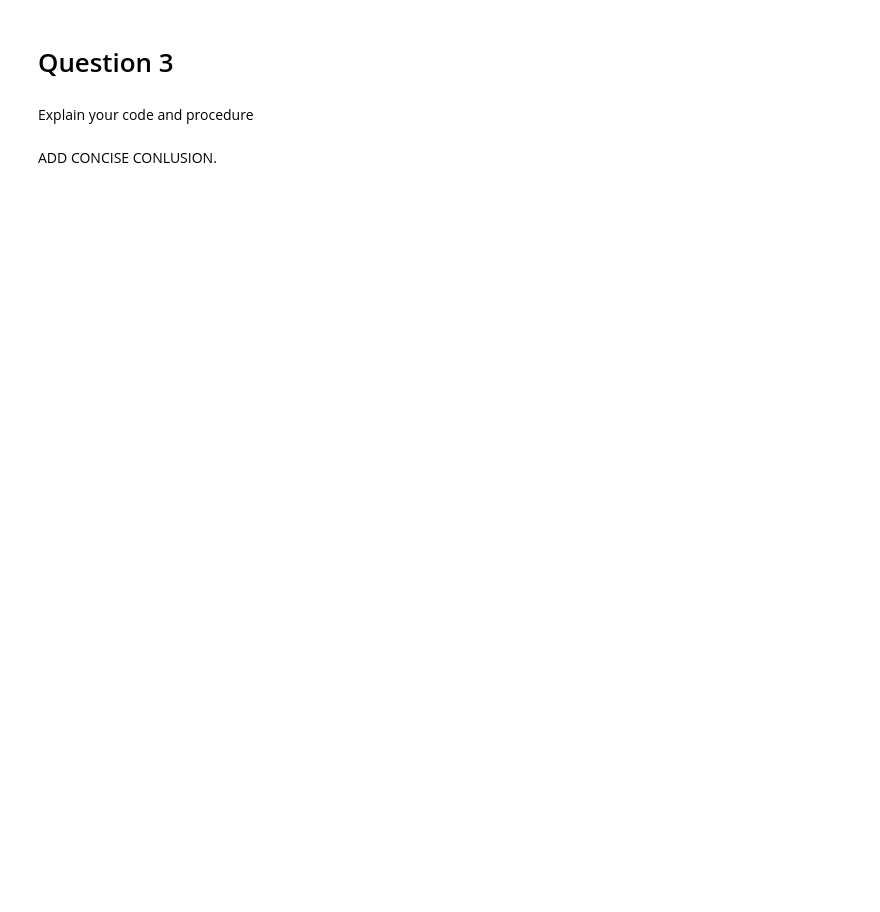
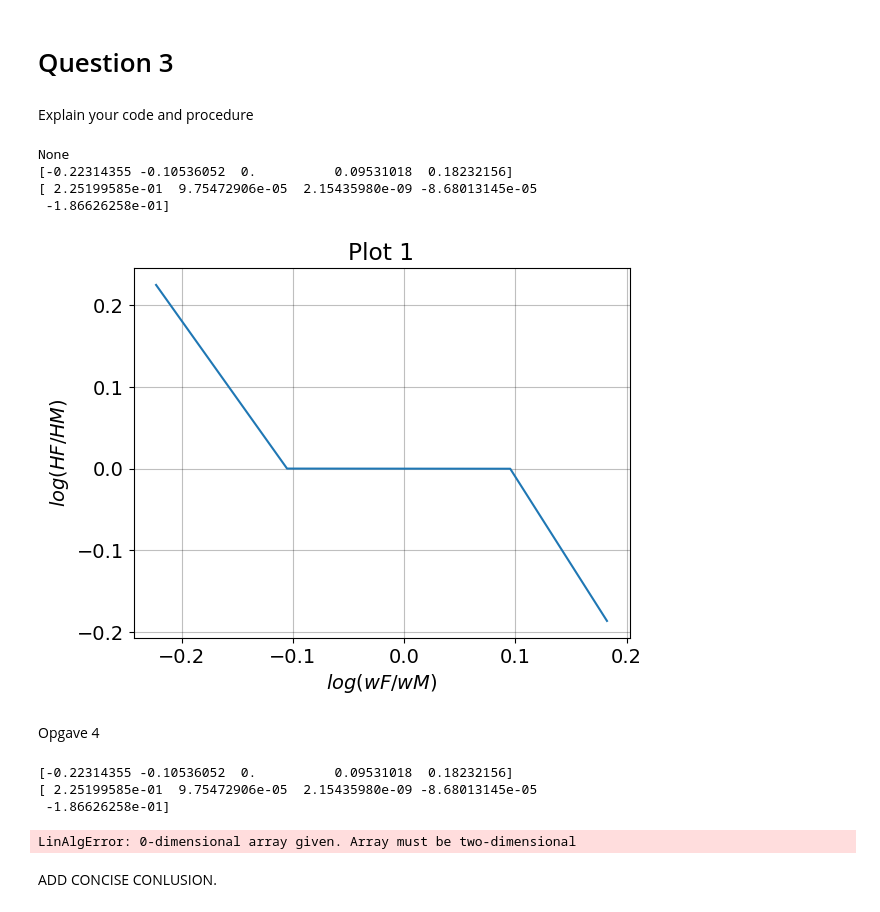
Before and after one commit to NumEconCopenhagen/projects-2023-pied-piper, a Jupyter notebook: inauguralproject/PP Aflevering 1.ipynb, the cells around one changed output. Saved outputs shown, nothing was run; the diff lists cells and outputs as text; code cells hidden in the pictures; blank space fills up the shorter version.

```diff
--- a/inauguralproject/PP Aflevering 1.ipynb
+++ b/inauguralproject/PP Aflevering 1.ipynb
@@ -67,2 +115,80 @@ Explain your code and procedure
+# %%
+from scipy.optimize import minimize
+model_q3 = HouseholdSpecializationModelClass()
+result = model_q3.solve_continously()
+print(result)
+#res1 = model.solve_wF_vec()
+#print(res1)
+
+var_WF_q3 = [0.8,0.9,1.0,1.1,1.2]
+
+list_HFHM_q3 = []
+list_WFWM_q3 = []
+
+for w in var_WF_q3 :
+    model_q3 = HouseholdSpecializationModelClass()
+    model_q3.par.wF = w
+    opt_q3 = model_q3.solve_continously()
+
+
+    HFHM = model_q3.sol.HF/model_q3.sol.HM #HFHM forhold defineres
+    list_HFHM_q3.append(HFHM)
+
+
+    WFWM = w/model_q3.par.wM # vi finder forholdet mellem wF og wM
+    list_WFWM_q3.append(WFWM)
+
+log_sol_WFWM_q3 = np.log(list_WFWM_q3) # Der tages log til forholdene
+log_sol_HFHM_q3 = np.log(list_HFHM_q3)
+
+print(log_sol_WFWM_q3) # De printes for at se resultater
+print(log_sol_HFHM_q3)
+# %% [output]
+None
+[-0.22314355 -0.10536052  0.          0.09531018  0.18232156]
+[ 2.25199585e-01  9.75472906e-05  2.15435980e-09 -8.68013145e-05
+ -1.86626258e-01]
+# %%
+%matplotlib inline
+from mpl_toolkits.mplot3d import Axes3D # Used implictely when doing 3D plots
+import matplotlib.pyplot as plt # baseline module
+
+# Predefine options for all plots
+plt.rcParams.update({"axes.grid":True,"grid.color":"black","grid.alpha":"0.25","grid.linestyle":"-"})
+plt.rcParams.update({'font.size': 14})
+# %%
+# a. create the figure
+fig = plt.figure()
+
+# b. plot
+ax = fig.add_subplot(1,1,1)
+
+ax.plot(log_sol_WFWM_q3,log_sol_HFHM_q3)
+
+ax.set_title('Plot 1')
+ax.set_xlabel('$log(wF/wM)$')
+ax.set_ylabel('$log(HF/HM)$');
+# %% [output]
+[figure, added]
+# %% [markdown]
+Opgave 4
+# %%
+model_q4 = HouseholdSpecializationModelClass()
+# solve_wF_vec has the same function as in q3
+
+
+
+var_WF_q4 = [0.8,0.9,1.0,1.1,1.2]
+
+for w in var_WF_q4 :
+    model_q4.solve_continously()
+    #res_cont_q4 = model_q4.solve_continously()
+    res_wF_q4 = model_q4.solve_wF_vec()
+    res_reg_q4 = model_q4.run_regression()
+# %% [output]
+[-0.22314355 -0.10536052  0.          0.09531018  0.18232156]
+[ 2.25199585e-01  9.75472906e-05  2.15435980e-09 -8.68013145e-05
+ -1.86626258e-01]
+LinAlgError: 0-dimensional array given. Array must be two-dimensional
 # %% [markdown]
 ADD CONCISE CONLUSION.
```
Also changed, not shown: parts of 7 cells of this notebook, 1 other file.
